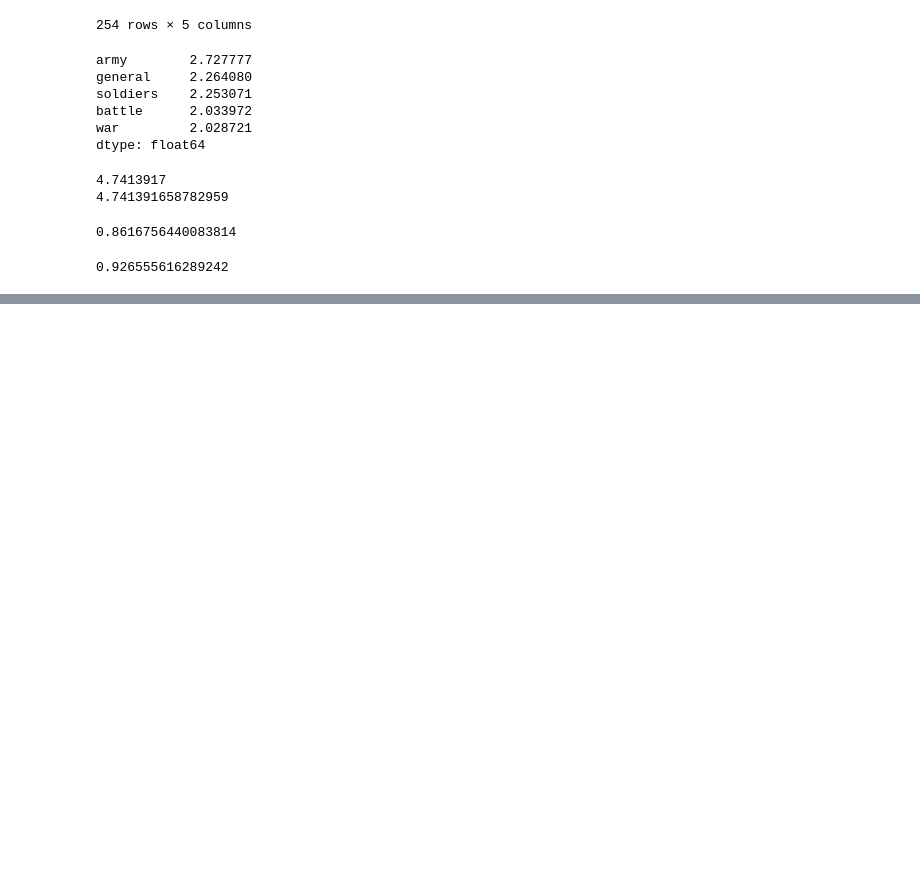
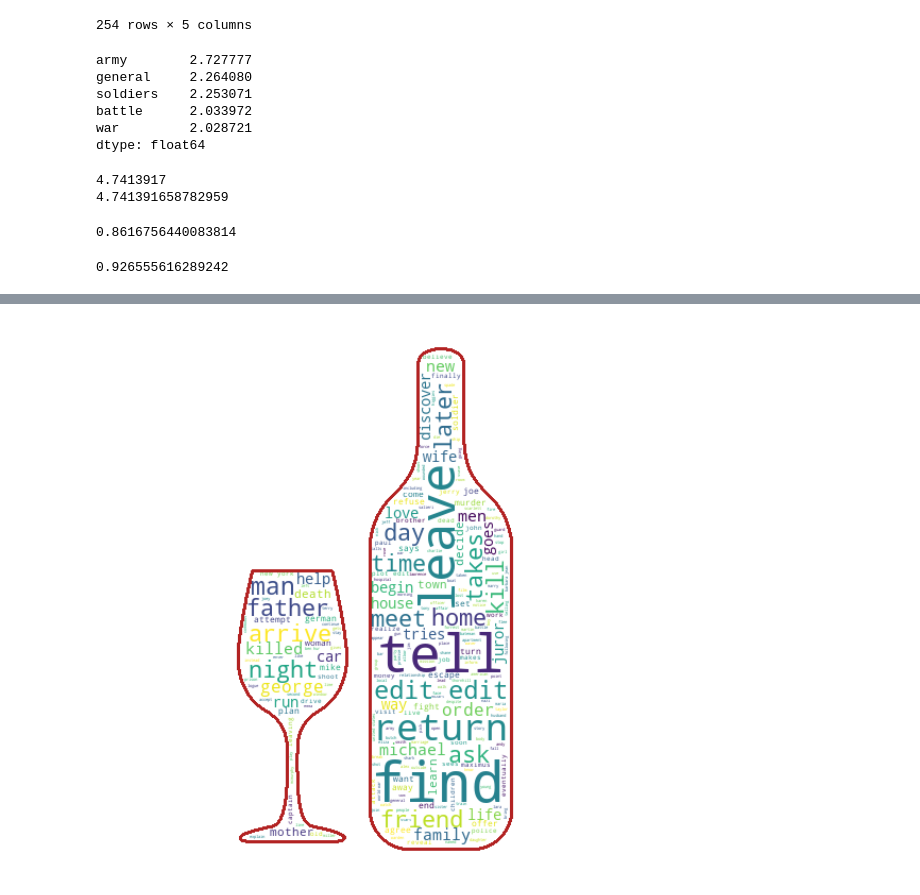
Before and after one commit to albertoid/clases_datamex0120, a Jupyter notebook: w7_d4 - NLP.ipynb, the cells around one changed output, grey strips where cells are left out. Drawn from its saved outputs; the diff is of its cells as text; code cells hidden in the pictures; blank space fills up the shorter version.

```diff
--- a/w7_d4 - NLP.ipynb
+++ b/w7_d4 - NLP.ipynb
@@ -306,0 +407,32 @@ get_simil(token1, token2)
+# %%
+# transformacion de la mascara
+
+def transform(val):
+    if val==0:
+        return 255
+    else:
+        return val
+
+t_vino_mask=np.ndarray((vino_mask.shape[0],vino_mask.shape[1]), np.int32)
+
+for i in range(len(vino_mask)):
+    t_vino_mask[i]=list(map(transform, vino_mask[i]))
+# %%
+# Generacion wordcloud
+
+w=WordCloud(background_color='white',
+            max_words=1000,
+            mask=t_vino_mask,
+            stopwords=stop_words,
+            contour_width=3,
+            contour_color='firebrick').generate(' '.join([e for e in df.text]))
+
+                                                          # guardado y ploteo
+w.to_file('data/copa&botella.png')
+
+plt.figure(figsize=[20,10])
+plt.imshow(w, interpolation='bilinear')
+plt.axis("off")
+plt.show()
+# %% [output]
+[figure, added]
```
Also changed, not shown: parts of 15 cells of this notebook, 4 other files.
